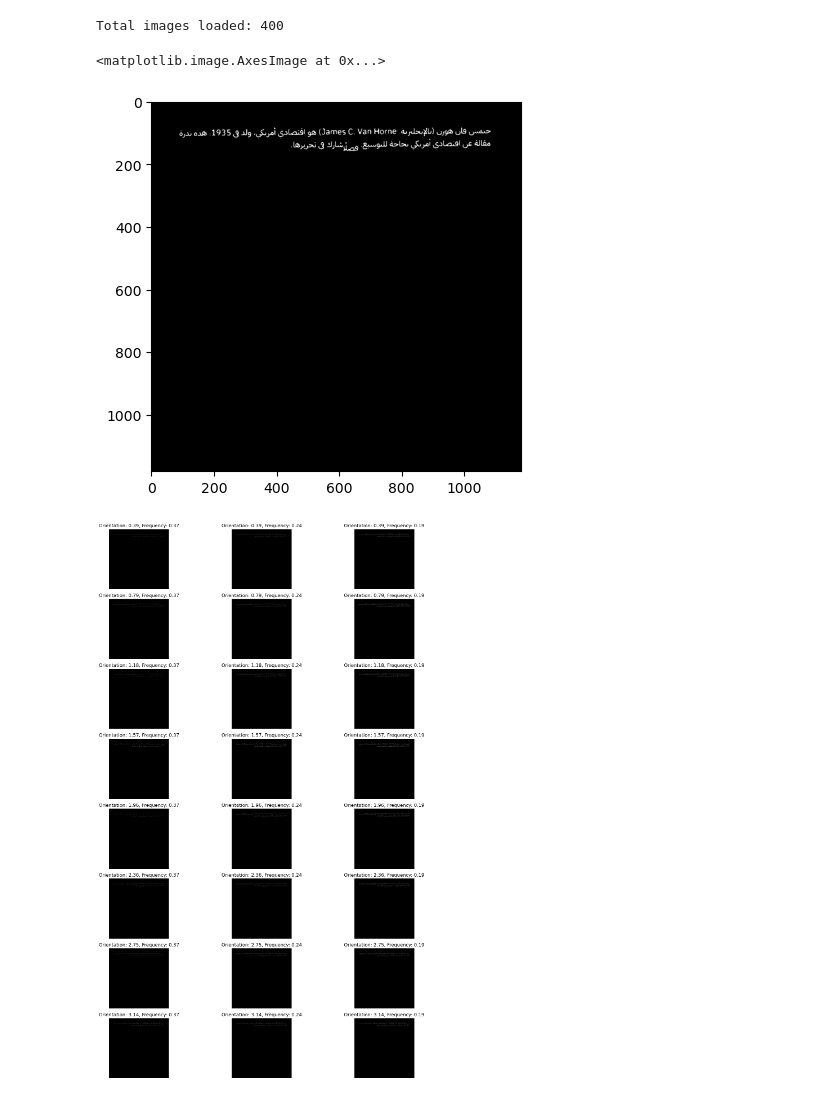
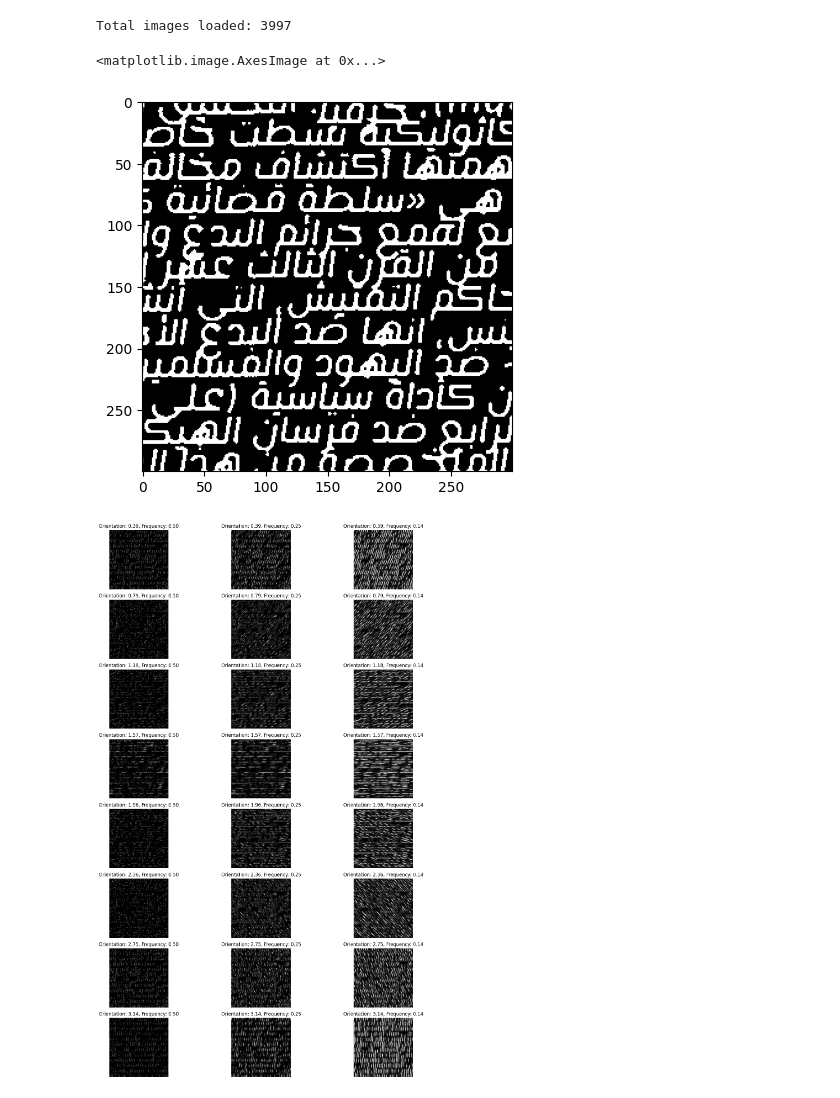
Before and after one commit to AhmedAbdelaal2001/Arabic-Font-Recognition, a Jupyter notebook: 2. Feature Selection & Extraction/Gabor.ipynb, the cells around one changed output. Saved outputs shown, nothing was run; the diff lists cells and outputs as text; code cells hidden in the pictures.

```diff
--- a/2. Feature Selection & Extraction/Gabor.ipynb
+++ b/2. Feature Selection & Extraction/Gabor.ipynb
@@ -20,7 +20,6 @@ data = []
 
 # Loop through each folder and each image within the folder
 for folder in folders:
-    count = 0
     folder_path = os.path.join(base_path, folder)
     for filename in os.listdir(folder_path):
         if filename.endswith('.jpeg'):  # Correctly specify file type in comments and check
@@ -35,21 +34,20 @@ for folder in folders:
                     image_data = (image_data > 127).astype(np.uint8)  # Use uint8 for binary data
                     # Append the image data and label to the list
                     data.append((image_data, labels[folder]))
-                    count += 1
-                    if count == 100: break
+
             except Exception as e:
                 print(f"Failed to process {image_path}: {e}")
 
 # Check what's in the data list
 print(f"Total images loaded: {len(data)}")
 # %% [output]
-Total images loaded: 400
+Total images loaded: 3997
 # %%
-test_image = data[0][0]
+test_image = data[1013][0]
 plt.imshow(test_image, cmap='gray')
 # %% [output]
 <matplotlib.image.AxesImage at 0x...>
-[figure, old version]
+[figure, new version]
 # %%
 def build_gabor_filters(orientations, frequencies, sigmas):
     filters = []
@@ -74,7 +76,7 @@ def apply_gabor_filters(image, filters):
 # %%
 # Define parameters
 orientations = [k * np.pi / 8 for k in range(1, 9)]
-frequencies = [1/2.7, 1/4.1, 1/5.4]
+frequencies = [1/2, 1/4, 1/7]
 sigmas = [1, 2, 3]  # Larger values compared to what might be typical for finer filters
 
 # Generate and apply Gabor filters
@@ -90,7 +92,7 @@ for i, response in enumerate(gabor_responses):
 plt.tight_layout()
 plt.show()
 # %% [output]
-[figure, old version]
+[figure, new version]
 # %%
 fig, ax = plt.subplots(8, 3, figsize=(15, 20))
 for i, filter in enumerate(gabor_filters):
```
Also changed, not shown: parts of 14 cells of this notebook, 2 other files.
